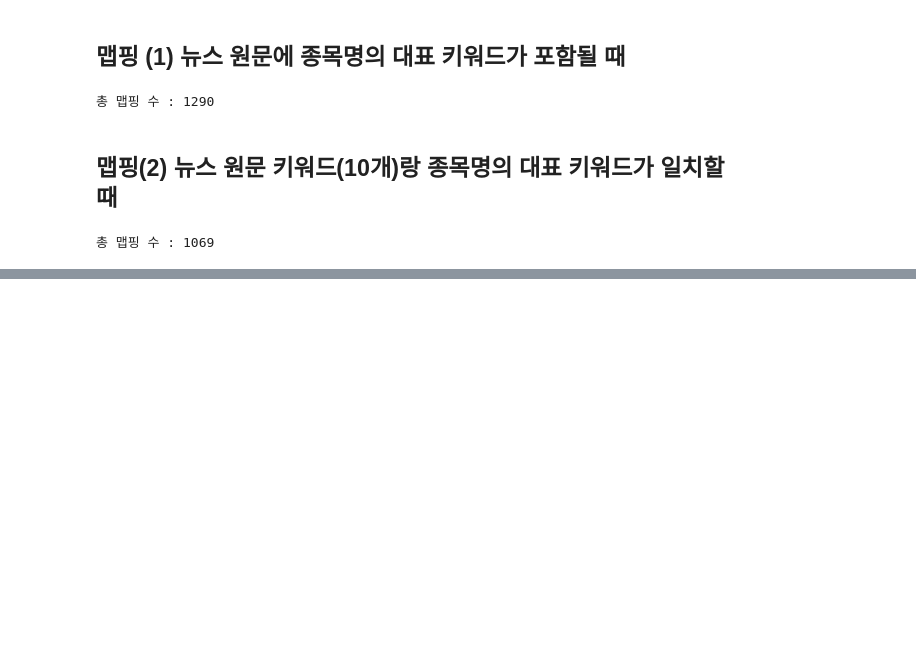
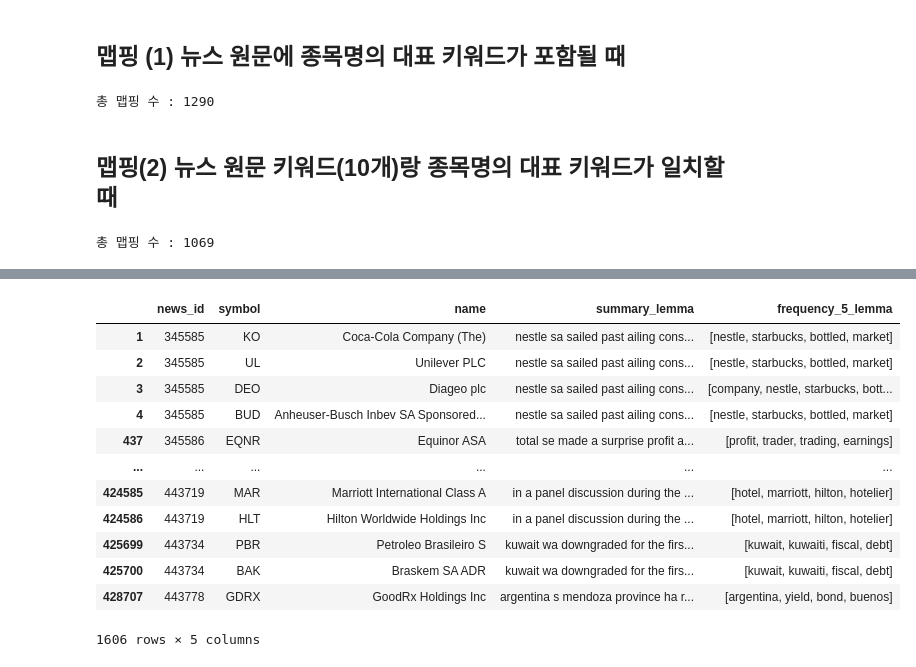
Before and after one commit to yugyeong1/News_raw_data-stock-mapping, a Jupyter notebook: code_organize.ipynb, the cells around one changed output, grey strips where cells are left out. Drawn from its saved outputs; the diff is of its cells as text; code cells hidden in the pictures; blank space fills up the shorter version.

```diff
--- a/code_organize.ipynb
+++ b/code_organize.ipynb
@@ -128,12 +163,20 @@ keyword['news_keyword_ten'] = keyword['news_keyword_ten'].str.split(" ")
 
 keyword['keyword2'] = keyword['keyword2'].apply(lambda x: re.sub('[^a-zA-Z&]', ' ', str(x)).strip())
 keyword['keyword2'] = keyword['keyword2'].str.split("  ")
-
-
 # 공백으로 토큰화되거나 비어있는 내용으로 토큰화 되어있으면 지우기
 keyword['keyword2'] = keyword['keyword2'].apply(lambda x: [i for i in x if i != "" and i != " "])
 
-company_word[['keyword', 'keyword2','news_keyword_ten']] = 0
+keyword['keyword_lemma'] = keyword['keyword_lemma'].apply(lambda x: re.sub('[^a-zA-Z&]', ' ', str(x)).strip())  # 정규식전처리
+keyword['keyword_lemma'] = keyword['keyword_lemma'].apply(lambda x: re.sub(r"\s+", " ", str(x)).strip())  # 공백 여러개 하나로
+keyword['keyword_lemma'] = keyword['keyword_lemma'].str.split(" ")
+
+keyword['keyword_lemma_ten'] = keyword['keyword_lemma_ten'].apply(lambda x: re.sub('[^a-zA-Z&]', ' ', str(x)).strip())  # 정규식전처리
+keyword['keyword_lemma_ten'] = keyword['keyword_lemma_ten'].apply(lambda x: re.sub(r"\s+", " ", str(x)).strip())  # 공백 여러개 하나로
+keyword['keyword_lemma_ten'] = keyword['keyword_lemma_ten'].str.split(" ")
+
+keyword['summary_lemma'] = news_raw['summary_lemma']
+
+company_word[['keyword', 'keyword2','keyword_lemma']] = 0
 
 keyword_list1 = keyword['keyword']
 keyword_list2 = keyword['keyword2']
@@ -146,8 +189,9 @@ for i, j in enumerate(company_id):
         if j == l:
             company_word['keyword'][i] = keyword['keyword'][k]
             company_word['keyword2'][i] = keyword['keyword2'][k]
+            company_word['keyword_lemma'][i] = keyword['keyword_lemma'][k]
 
-#company_mapping.to_csv('C:/projectnasdaq/project2/company_and_keyword.csv')
+#company_word.to_csv('C:/projectnasdaq/project2/company_and_keyword.csv')
 # %% [output]
 A value is trying to be set on a copy of a slice from a DataFrame
 
@@ -215,14 +262,14 @@ company_word_sames = pd.DataFrame(company_word_same_list, columns=['company_word
 company_word_same = company_word_sames['company_word_same']
 
 # 키워드랑 company_name이랑 데이터프레임에서 맵핑 시키기위한 새로운 dataframe 생성
-company_name_keyword_organize = pd.DataFrame(columns=['company', 'keyword', 'keyword2','key_list'])
+company_name_keyword_organize = pd.DataFrame(columns=['company', 'keyword', 'keyword2','key_list','keyword_lemma'])
 
 # 딕셔너리를 { news_id : keyword } 형태로 만들기 위해서 index를 news_id로 설정
 company_and_keyword = company_and_keyword.set_index(keys='news_id', drop=False, inplace=False)
 
 # company_name에 대한 키워드들 딕셔너리 형태로 모으기
 for i, j in enumerate(company_word_same):
-    company_name_keyword_organize.loc[i] = [j, company_and_keyword[company_and_keyword['company_word'] == j]['keyword'].to_dict(), company_and_keyword[company_and_keyword['company_word'] == j]['keyword2'].to_dict(),company_and_keyword[company_and_keyword['company_word'] == j]['keyword'].tolist()] # 리스트 형태로 키워드만 뽑아오기 위해서
+    company_name_keyword_organize.loc[i] = [j, company_and_keyword[company_and_keyword['company_word'] == j]['keyword'].to_dict(), company_and_keyword[company_and_keyword['company_word'] == j]['keyword2'].to_dict(),company_and_keyword[company_and_keyword['company_word'] == j]['keyword'].tolist(), company_and_keyword[company_and_keyword['company_word']==j]['keyword_lemma'].tolist()] # 리스트 형태로 키워드만 뽑아오기 위해서
 # %% [markdown]
 ## news_raw_dataset 만들기
 # %%
@@ -382,0 +451,15 @@ overlap
+# %%
+# 뉴스 원문에 대표 키워드가 포함될 경우 news_id와 symbol 맵핑(lemmatize)
+tokenize_list_lemma = news_raw['tokenize_lemma']
+
+frequency_4_lemma = company_name_keyword_organize['frequency_4_lemma'] # 키워드 빈도수로 정렬 후 4개만 담아온 리스트
+news_stock_mapping_lemma = pd.DataFrame(columns=['news_id', 'symbol','name','summary_lemma','frequency_5_lemma'])
+
+a = 0
+for i, j in enumerate(tokenize_list_lemma):
+    for k,l in enumerate(frequency_4_lemma):
+        a = a + 1
+        together = set(j)&set(l)
+        # 뉴스 원문에 대표 키워드가 4개가 교집합으로 있을 경우
+        if len(together)==4:
+            news_stock_mapping_lemma.loc[a] = [news_raw['news_id'][i], company_name_keyword_organize['symbol'][k], company_name_keyword_organize['name'][k],news_raw['summary_lemma'][i], company_name_keyword_organize['frequency_4_lemma'][k]]
@@ -382,0 +478,5 @@ overlap
+# %%
+news_stock_mapping_lemma = news_stock_mapping_lemma.drop(columns=['frequency_5_lemma'])
+news_stock_mapping_2_lemma = news_stock_mapping_2_lemma.drop(columns=['frequency_5_lemma', 'news_keyword_lemma_ten'])
+news_stock_mapping_final_lemma = pd.concat([news_stock_mapping_lemma,news_stock_mapping_2_lemma], ignore_index=True)
+overlap = news_stock_mapping_final_lemma.drop_duplicates(['news_id','symbol'])
@@ -382,0 +499,16 @@ overlap
+# %%
+news_stock_mapping_lemma
+# %% [output]
+|  | news_id | symbol | name | summary_lemma | frequency_5_lemma |
+| 1 | 345585 | KO | Coca-Cola Company (The) | nestle sa sailed past ailing cons... | [nestle, starbucks, bottled, market] |
+| 2 | 345585 | UL | Unilever PLC | nestle sa sailed past ailing cons... | [nestle, starbucks, bottled, market] |
+| 3 | 345585 | DEO | Diageo plc | nestle sa sailed past ailing cons... | [company, nestle, starbucks, bott... |
+| 4 | 345585 | BUD | Anheuser-Busch Inbev SA Sponsored... | nestle sa sailed past ailing cons... | [nestle, starbucks, bottled, market] |
+| 437 | 345586 | EQNR | Equinor ASA | total se made a surprise profit a... | [profit, trader, trading, earnings] |
+| ... | ... | ... | ... | ... | ... |
+| 424585 | 443719 | MAR | Marriott International Class A | in a panel discussion during the ... | [hotel, marriott, hilton, hotelier] |
+| 424586 | 443719 | HLT | Hilton Worldwide Holdings Inc | in a panel discussion during the ... | [hotel, marriott, hilton, hotelier] |
+| 425699 | 443734 | PBR | Petroleo Brasileiro S | kuwait wa downgraded for the firs... | [kuwait, kuwaiti, fiscal, debt] |
+| 425700 | 443734 | BAK | Braskem SA ADR | kuwait wa downgraded for the firs... | [kuwait, kuwaiti, fiscal, debt] |
+| 428707 | 443778 | GDRX | GoodRx Holdings Inc | argentina s mendoza province ha r... | [argentina, yield, bond, buenos] |
+1606 rows × 5 columns
```
Also changed, not shown: parts of 12 cells of this notebook.
